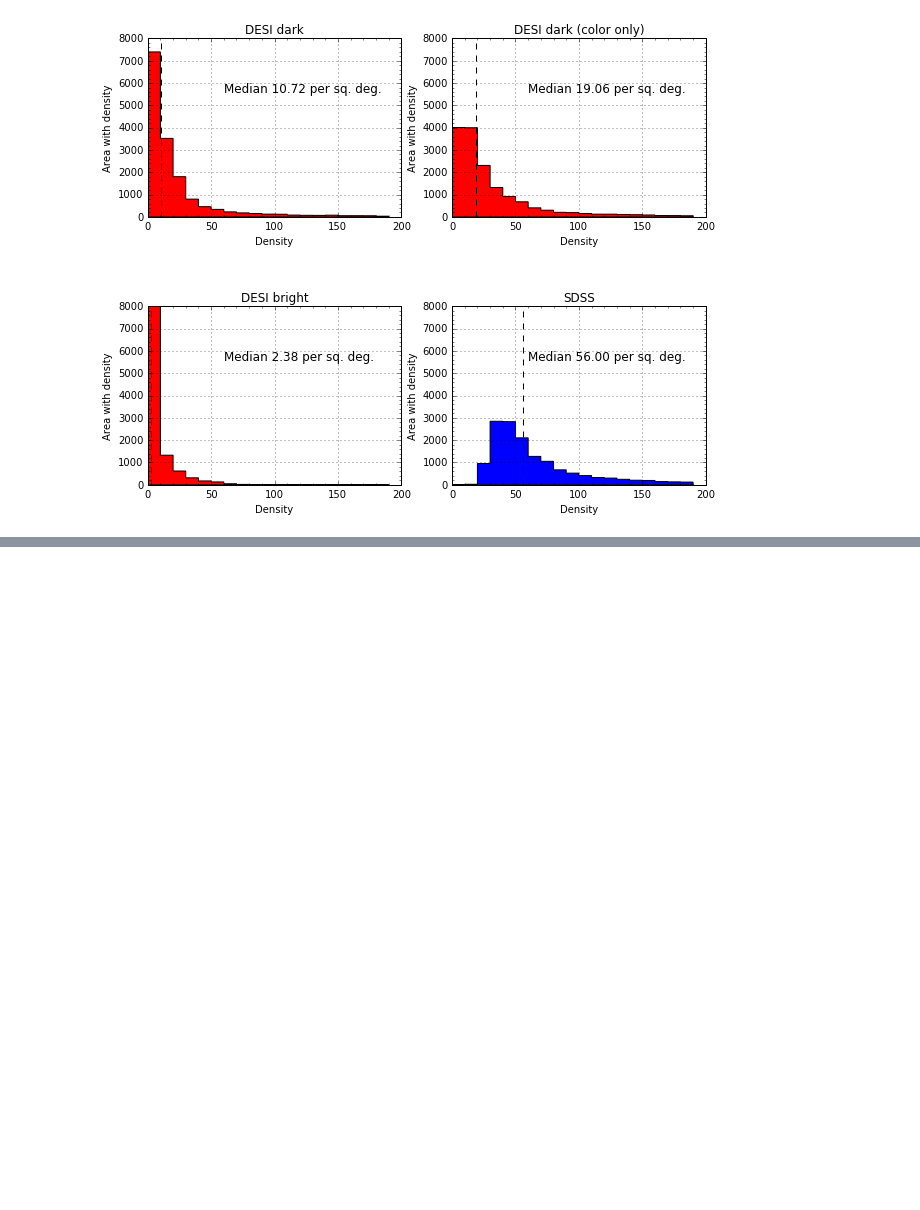
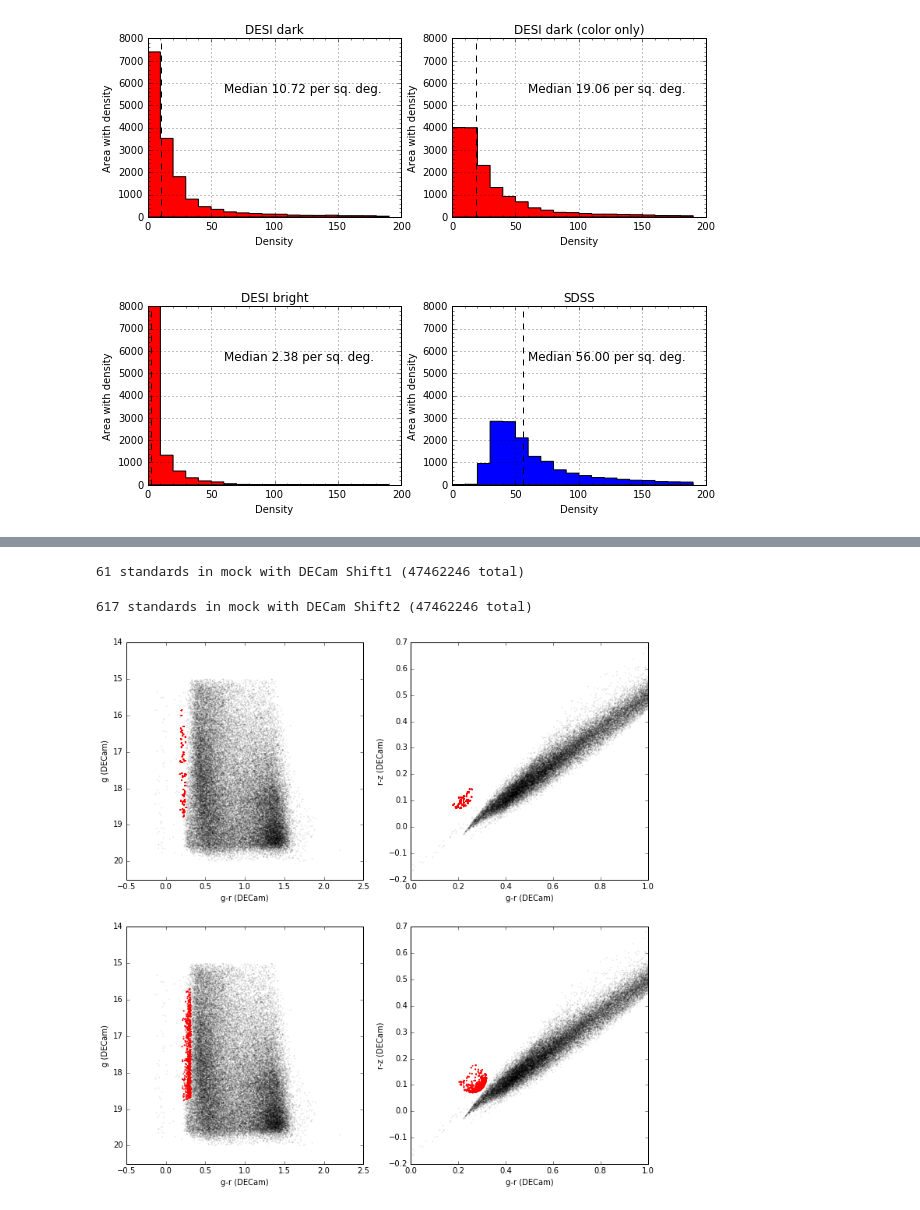
Before and after one commit to apcooper/bright_analysis_doc, a Jupyter notebook: nb/12apr2017_full.ipynb, the cells around one changed output, grey strips where cells are left out. Saved outputs shown, nothing was run; the diff lists cells and outputs as text; code cells hidden in the pictures; blank space fills up the shorter version.

```diff
--- a/nb/12apr2017_full.ipynb
+++ b/nb/12apr2017_full.ipynb
@@ -858,0 +894,65 @@ pl.ylabel('r-z (DECam)');
+# %%
+def select_shift2_std(gmag,rmag,zmag,obs_gmag=None):
+
+    gmr_cut = ((gmag - rmag) - 0.26)**2
+    rmz_cut = ((rmag - zmag) - 0.13)**2
+
+    is_std = np.sqrt(gmr_cut + rmz_cut) < 0.06
+
+    if obs_gmag is not None:
+        is_std &= (16.0 < obs_gmag) & (obs_gmag < 19.0)
+
+    return is_std
+# %%
+isfstd_shift1_decam = select_shift1_std(gmag,rmag,zmag,gmag)
+print('{:d} standards in mock with DECam Shift1 ({:d} total)'.format(isfstd_shift1_decam.sum(),len(gmag)))
+# %% [output]
+61 standards in mock with DECam Shift1 (47462246 total)
+# %%
+isfstd_shift2_decam = select_shift2_std(gmag,rmag,zmag,gmag)
+print('{:d} standards in mock with DECam Shift2 ({:d} total)'.format(isfstd_shift2_decam.sum(),len(gmag)))
+# %% [output]
+617 standards in mock with DECam Shift2 (47462246 total)
+# %%
+pl.figure(figsize=(12,12))
+ax = pl.subplot(221)
+pl.scatter(gmag[v]-rmag[v],rmag[v],edgecolor='None',s=3,alpha=0.1,c='k');
+
+w1  = np.where(isfstd_shift1_decam)[0]
+w1  = np.random.choice(w1,size=5000)
+pl.scatter(gmag[w1]-rmag[w1],rmag[w1],edgecolor='None',s=3,alpha=0.3,c='r');
+
+pl.xlabel('g-r (DECam)')
+pl.ylabel('g (DECam)');
+ylim(20.5,14)
+
+ax = pl.subplot(222)
+pl.scatter(gmag[v]-rmag[v],rmag[v]-zmag[v],edgecolor='None',s=3,alpha=0.1,c='k');
+pl.scatter(gmag[w1]-rmag[w1],rmag[w1]-zmag[w1],edgecolor='None',s=3,alpha=0.5,c='r');
+
+pl.xlim(0.0,1.0)
+pl.ylim(-0.2,0.7)
+pl.xlabel('g-r (DECam)')
+pl.ylabel('r-z (DECam)')
+
+ax = pl.subplot(223)
+pl.scatter(gmag[v]-rmag[v],rmag[v],edgecolor='None',s=3,alpha=0.1,c='k');
+
+w2  = np.where(isfstd_shift2_decam)[0]
+w2  = np.random.choice(w2,size=5000)
+pl.scatter(gmag[w2]-rmag[w2],rmag[w2],edgecolor='None',s=3,alpha=0.3,c='r');
+
+pl.xlabel('g-r (DECam)')
+pl.ylabel('g (DECam)');
+ylim(20.5,14)
+
+ax = pl.subplot(224)
+pl.scatter(gmag[v]-rmag[v],rmag[v]-zmag[v],edgecolor='None',s=3,alpha=0.1,c='k');
+pl.scatter(gmag[w2]-rmag[w2],rmag[w2]-zmag[w2],edgecolor='None',s=3,alpha=0.5,c='r');
+
+pl.xlim(0.0,1.0)
+pl.ylim(-0.2,0.7)
+pl.xlabel('g-r (DECam)')
+pl.ylabel('r-z (DECam)');
+# %% [output]
+[figure, added]
```
Also changed, not shown: parts of 21 cells of this notebook.
